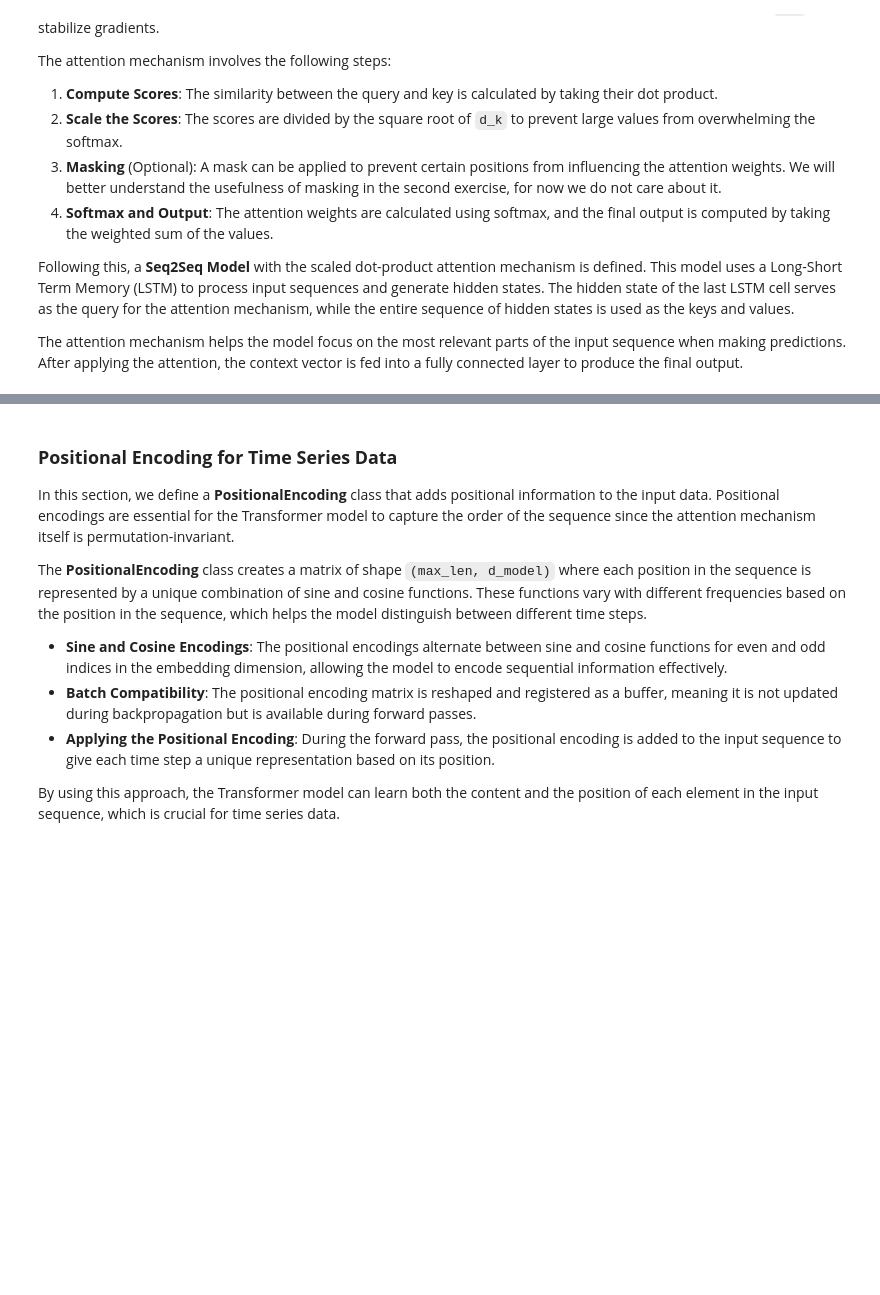
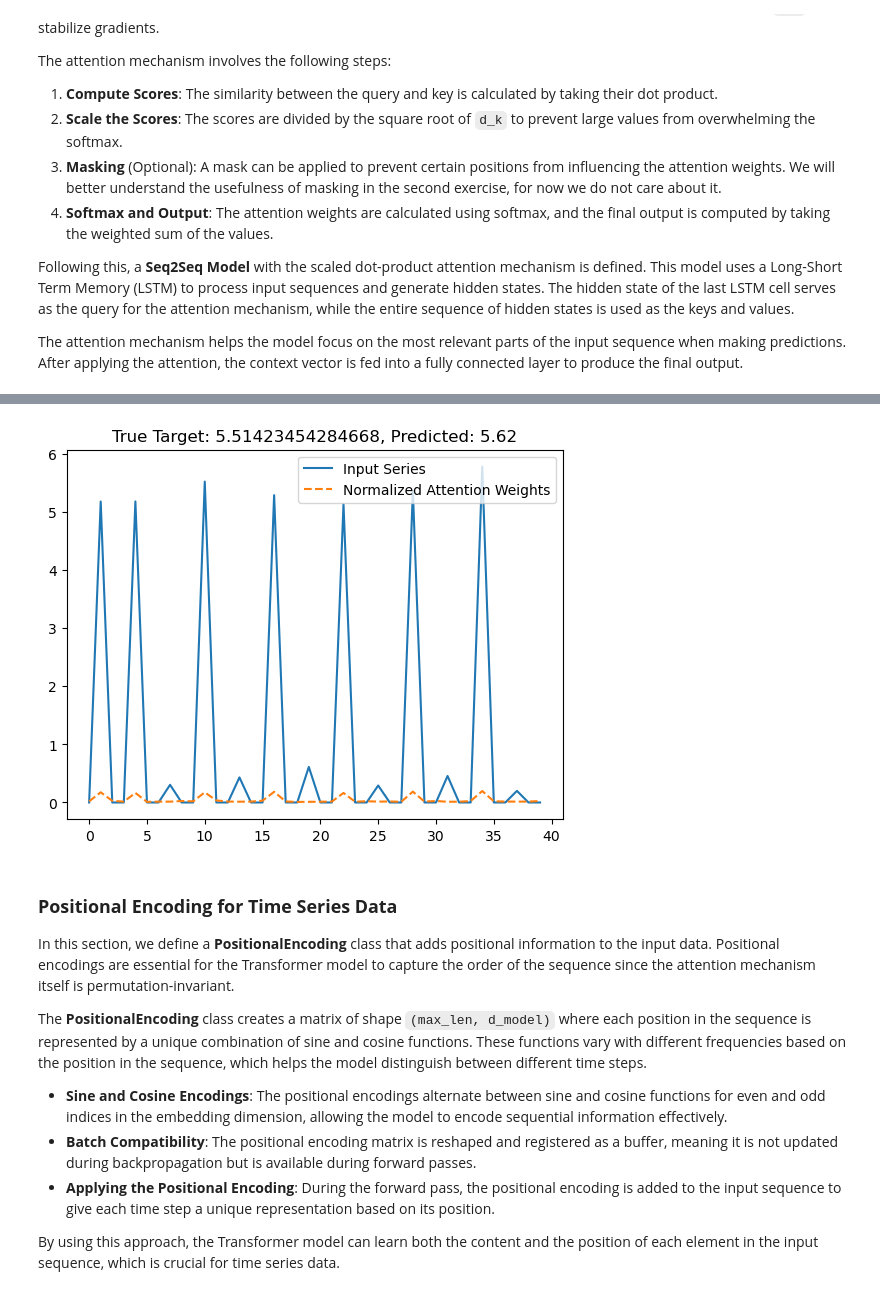
Before and after one commit to dbdmg/llm, a Jupyter notebook: lab02/solution.ipynb, the cells around one changed output, grey strips where cells are left out. Drawn from its saved outputs; the diff is of its cells as text; code cells hidden in the pictures; blank space fills up the shorter version.

```diff
--- a/lab02/solution.ipynb
+++ b/lab02/solution.ipynb
@@ -81,3 +355,40 @@ The attention mechanism helps the model focus on the most relevant parts of the
+# %%
+import matplotlib.pyplot as plt
+import numpy as np
+import torch
+
+# Visualize the Attention Weights
+def visualize_attention(model, dataset):
+    model.eval()
+    for i in range(len(dataset)):
+        inputs, target = dataset[i]
+        if target != 0:
+            # Reshape the input for the Transformer: [batch_size, seq_len, input_size]
+            inputs = inputs.unsqueeze(0).unsqueeze(2)
+            outputs, attention_weights = model(inputs)
+            break
+
+    # Plot the input time series (after undoing the batch and input dimension)
+    plt.plot(inputs.permute(1, 0, 2).squeeze().numpy(), label="Input Series")
+
+    # The attention weights are returned from all layers, so let's use the attention from the last layer
+    attention_weights = attention_weights[-1][0].detach().numpy()  # [batch_size, num_heads, seq_len, seq_len]
+
+    # Normalize attention weights for better visibility
+    normalized_attention_weights = (attention_weights - np.min(attention_weights)) / (np.max(attention_weights) - np.min(attention_weights))
+
+
+    # Plot the normalized attention weights
+    plt.plot(normalized_attention_weights.mean(axis=0), label="Normalized Attention Weights", linestyle='--')
+    plt.title(f"True Target: {target.item()}, Predicted: {outputs[-1].item():.2f}")
+    plt.legend(loc='upper right')
+    plt.show()
+
+
+
+visualize_attention(model, dataset)
+# %% [output]
+[figure, added]
 # %% [markdown]
 ### **Positional Encoding for Time Series Data**
 
```
Also changed, not shown: parts of 35 cells of this notebook.
